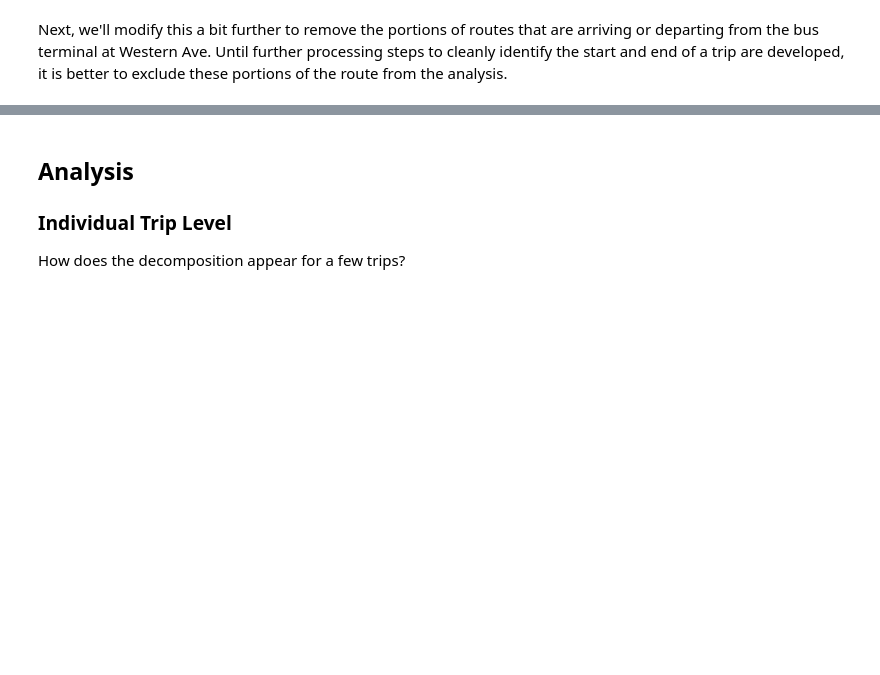
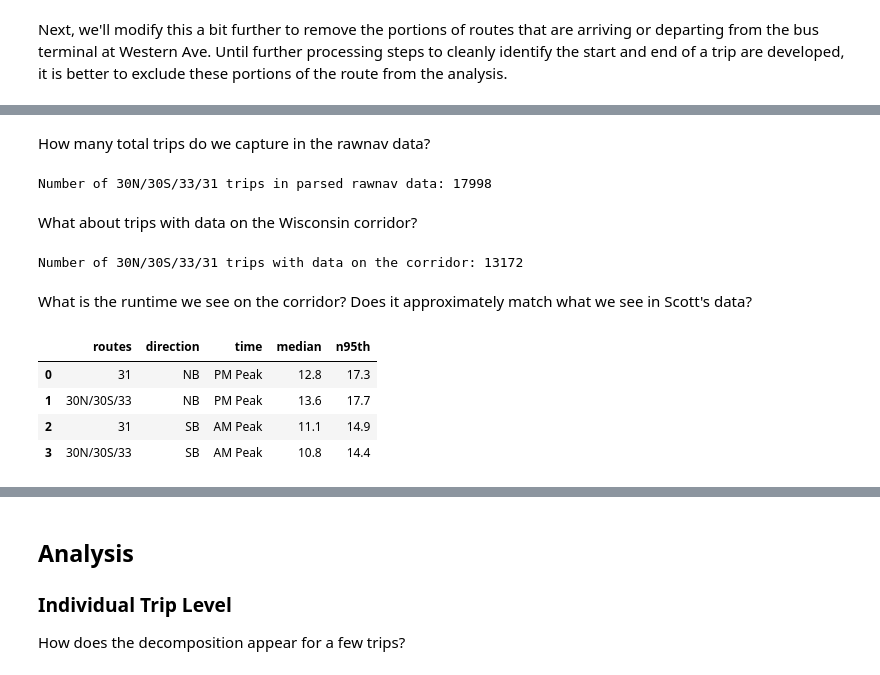
Before and after one commit to stevenschrayer/WMATA_AVL, a Jupyter notebook: analysis/exploratory/decomposition/02-decomposition-mt-wisconsin.ipynb, the cells around one changed output, grey strips where cells are left out. Saved outputs shown, nothing was run; the diff lists cells and outputs as text; code cells hidden in the pictures; blank space fills up the shorter version.

```diff
--- a/analysis/exploratory/decomposition/02-decomposition-mt-wisconsin.ipynb
+++ b/analysis/exploratory/decomposition/02-decomposition-mt-wisconsin.ipynb
@@ -350,0 +379,44 @@ rawnav_run_decomp_trip_2.head()
+# %% [markdown]
+How many total trips do we capture in the rawnav data?
+# %%
+check_val = (
+    rawnav_run_decomp
+    .filter(items = ['filename','index_run_start'])
+    .drop_duplicates()
+    .shape[0]
+)
+
+print("Number of 30N/30S/33/31 trips in parsed rawnav data: " + str(check_val))
+# %% [output]
+Number of 30N/30S/33/31 trips in parsed rawnav data: 17998
+# %% [markdown]
+What about trips with data on the Wisconsin corridor?
+# %%
+check_val = (
+    rawnav_run_decomp_trip_2
+    .filter(items = ['filename','index_run_start'])
+    .drop_duplicates()
+    .shape[0]
+)
+
+print("Number of 30N/30S/33/31 trips with data on the corridor: " + str(check_val))
+# %% [output]
+Number of 30N/30S/33/31 trips with data on the corridor: 13172
+# %% [markdown]
+What is the runtime we see on the corridor? Does it approximately match what we see in Scott's data?
+# %%
+last_study = wr.tribble(
+    [   'routes','direction',      'time',	'median',	'n95th'],
+            '31',	    'NB',	'PM Peak',	    12.8,	   17.3,
+    '30N/30S/33',	    'NB',	'PM Peak',	    13.6,	   17.7,
+            '31',	    'SB',	'AM Peak',	    11.1,	   14.9,
+    '30N/30S/33',	    'SB',	'AM Peak',	    10.8,	   14.4
+)
+
+last_study
+# %% [output]
+|  | routes | direction | time | median | n95th |
+| 0 | 31 | NB | PM Peak | 12.8 | 17.3 |
+| 1 | 30N/30S/33 | NB | PM Peak | 13.6 | 17.7 |
+| 2 | 31 | SB | AM Peak | 11.1 | 14.9 |
+| 3 | 30N/30S/33 | SB | AM Peak | 10.8 | 14.4 |
```
Also changed, not shown: parts of 21 cells of this notebook.
